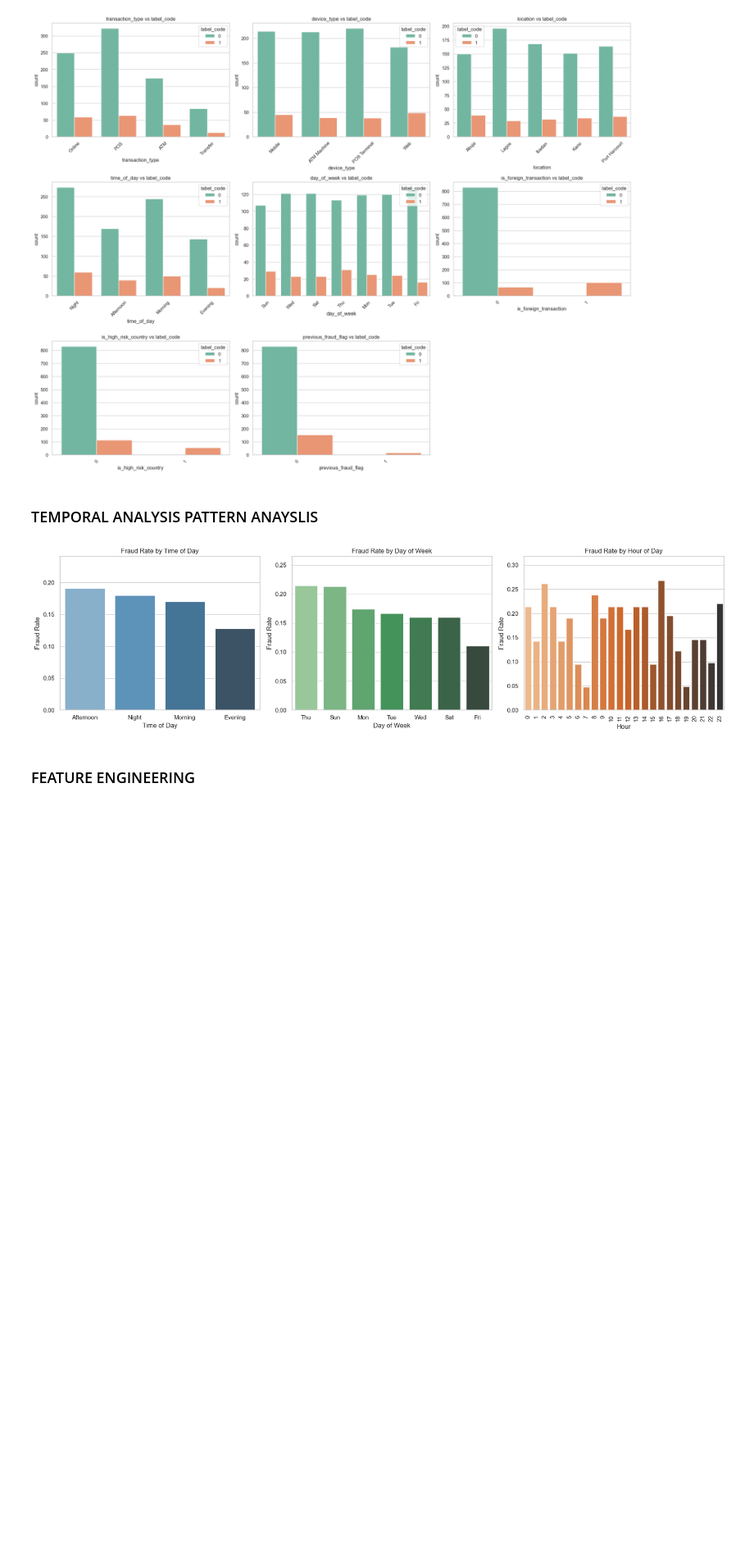
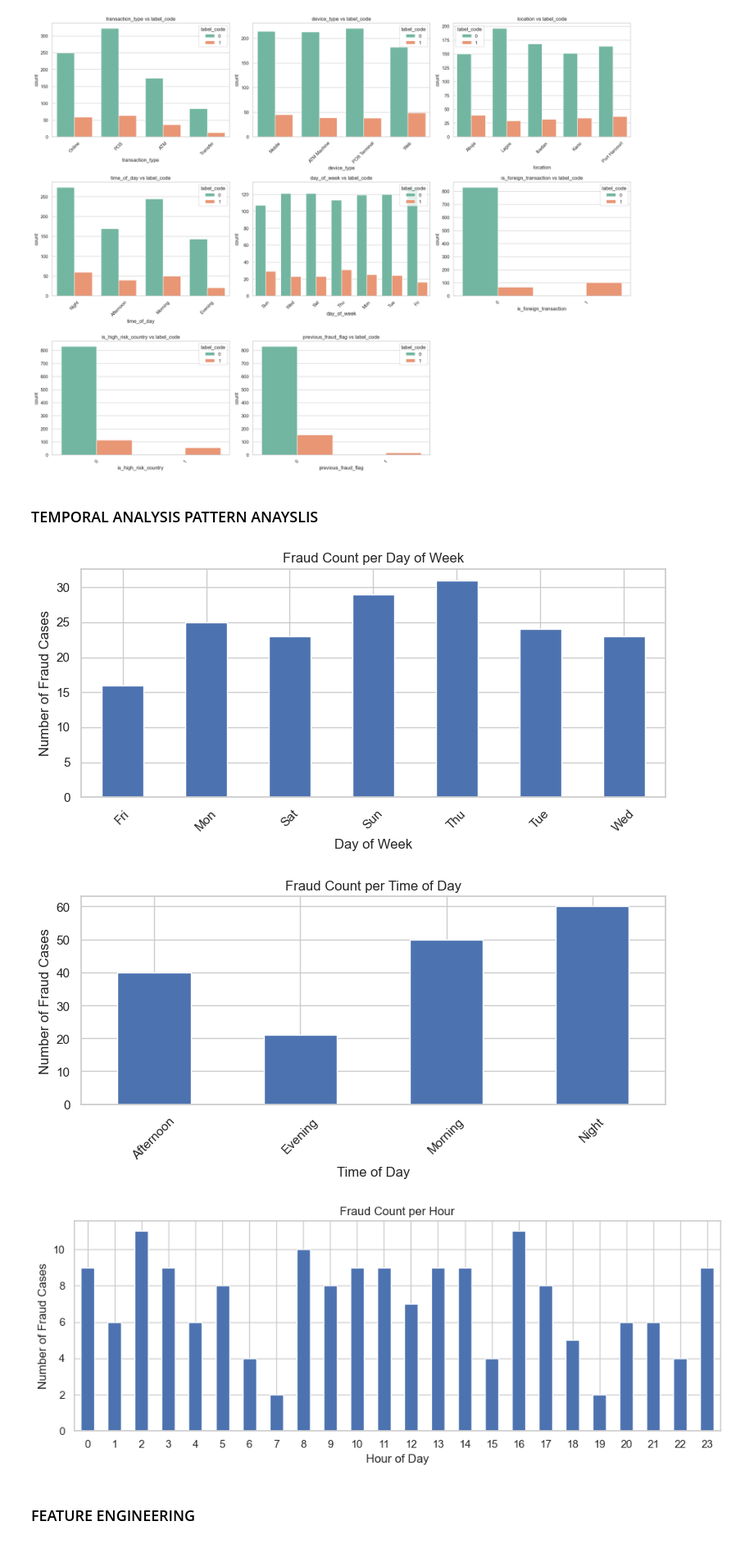
Before and after one commit to Chigoziee/fintech-fraud-ai-Chigozie-Hyginus-Ifenji, a Jupyter notebook: risk_model.ipynb, the cells around one changed output. Shown at 82% size. Cells and saved outputs as stored; diff of their text form; code cells hidden in the pictures; blank space fills up the shorter version.

```diff
--- a/risk_model.ipynb
+++ b/risk_model.ipynb
@@ -123,56 +139,49 @@ plt.show()
 # %% [markdown]
 ### TEMPORAL ANALYSIS PATTERN ANAYSLIS
 # %%
-def get_fraud_rate(feature):
-    values = dataFrame[feature].unique()
-    fraud_rate = {}
-    for value in values:
-        fraud = dataFrame[(dataFrame[feature] == value) & (dataFrame["label_code"] == 1)]
-        no_fraud = dataFrame[(dataFrame[feature] == value) & (dataFrame["label_code"] == 0)]
-        total = len(fraud) + len(no_fraud)
-        fraud_rate[str(value)] = round(len(fraud) / total, 3) if total > 0 else 0
-    return fraud_rate
-
 dataFrame['transaction_time'] = pd.to_datetime(dataFrame['transaction_time'])
 
 # Extract hour from transaction_time
 dataFrame['hour'] = dataFrame['transaction_time'].dt.hour
 
-fraud_rate_day = get_fraud_rate("day_of_week")
-fraud_rate_time = get_fraud_rate("time_of_day")
-fraud_rate_hour = get_fraud_rate("hour")
+fraud_per_day = dataFrame[dataFrame["label_code"] == 1]["day_of_week"]
+fraud_per_time = dataFrame[dataFrame["label_code"] == 1]["time_of_day"]
+fraud_per_hour = dataFrame[dataFrame["label_code"] == 1]["hour"]
 
-df_time_of_day = pd.DataFrame(list(fraud_rate_time.items()), columns=["Time of Day", "Fraud Rate"]).sort_values(by="Fraud Rate", ascending=False)
-df_day_of_week = pd.DataFrame(list(fraud_rate_day.items()), columns=["Day of Week", "Fraud Rate"]).sort_values(by="Fraud Rate", ascending=False)
-df_hour = pd.DataFrame(list(fraud_rate_hour.items()), columns=["Hour", "Fraud Rate"])
-df_hour["Hour"] = df_hour["Hour"].astype(int)
+# plot bar chats
 
-# Plot all three
-plt.figure(figsize=(18, 5))
-
-# Plot 1: Time of Day
-plt.subplot(1, 3, 1)
-sns.barplot(data=df_time_of_day, x="Time of Day", y="Fraud Rate", palette="Blues_d", hue="Time of Day", legend=False)
-plt.title("Fraud Rate by Time of Day")
-plt.ylim(0, max(df_time_of_day["Fraud Rate"]) + 0.05)
-
-# Plot 2: Day of Week
-plt.subplot(1, 3, 2)
-sns.barplot(data=df_day_of_week, x="Day of Week", y="Fraud Rate", palette="Greens_d", hue="Day of Week", legend=False)
-plt.title("Fraud Rate by Day of Week")
-plt.ylim(0, max(df_day_of_week["Fraud Rate"]) + 0.05)
-
-# Plot 3: Hour of Day
-plt.subplot(1, 3, 3)
-sns.barplot(data=df_hour, x="Hour", y="Fraud Rate", hue="Hour", palette="Oranges_d", legend=False)
-plt.title("Fraud Rate by Hour of Day")
-plt.xticks(rotation=90)
-plt.ylim(0, max(df_hour["Fraud Rate"]) + 0.05)
-
+plt.figure(figsize=(8, 4))
+fraud_per_day.value_counts().sort_index().plot(kind='bar')
+plt.title("Fraud Count per Day of Week")
+plt.xlabel("Day of Week")
+plt.ylabel("Number of Fraud Cases")
+plt.xticks(rotation=45)
 plt.tight_layout()
 plt.show()
+
+# Fraud count per time of day (e.g., Morning, Afternoon, etc.)
+plt.figure(figsize=(8, 4))
+fraud_per_time.value_counts().sort_index().plot(kind='bar')
+plt.title("Fraud Count per Time of Day")
+plt.xlabel("Time of Day")
+plt.ylabel("Number of Fraud Cases")
+plt.xticks(rotation=45)
+plt.tight_layout()
+plt.show()
+
+# Fraud count per hour (0–23)
+plt.figure(figsize=(10, 4))
+fraud_per_hour.value_counts().sort_index().plot(kind='bar')
+plt.title("Fraud Count per Hour")
+plt.xlabel("Hour of Day")
+plt.ylabel("Number of Fraud Cases")
+plt.xticks(rotation=0)
+plt.tight_layout()
+plt.show()
 # %% [output]
-[figure, old version]
+[figure, new version]
+[figure, added]
+[figure, added]
 # %% [markdown]
 ### FEATURE ENGINEERING
 # %%
```
Also changed, not shown: parts of 1 cell of this notebook, 9 other files.
